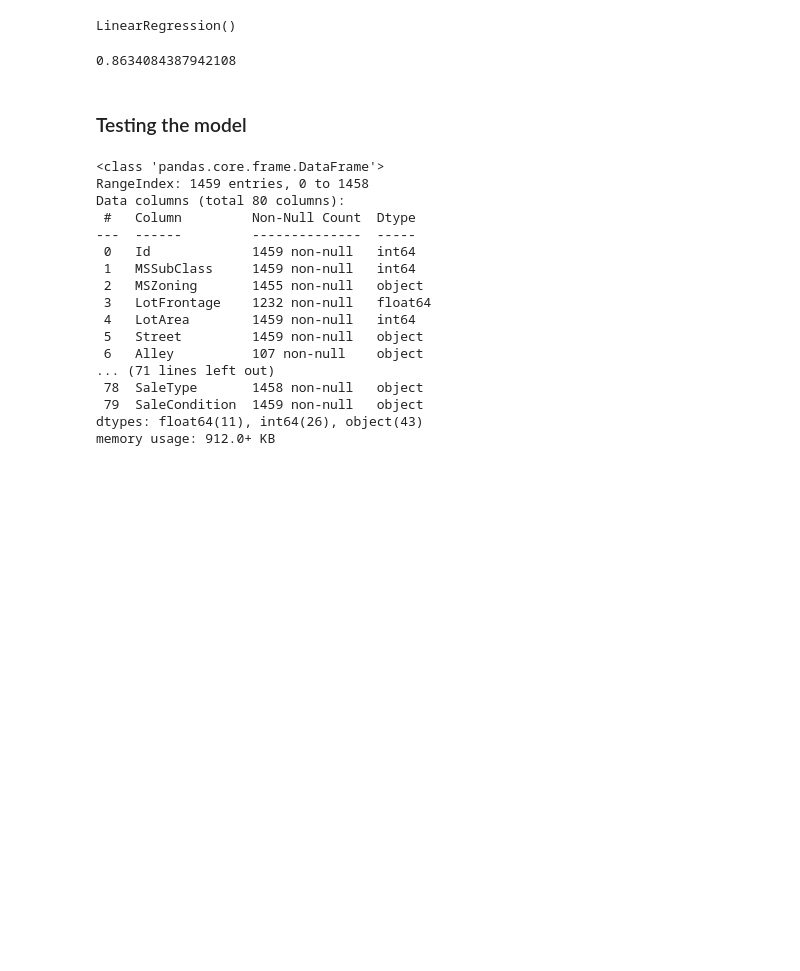
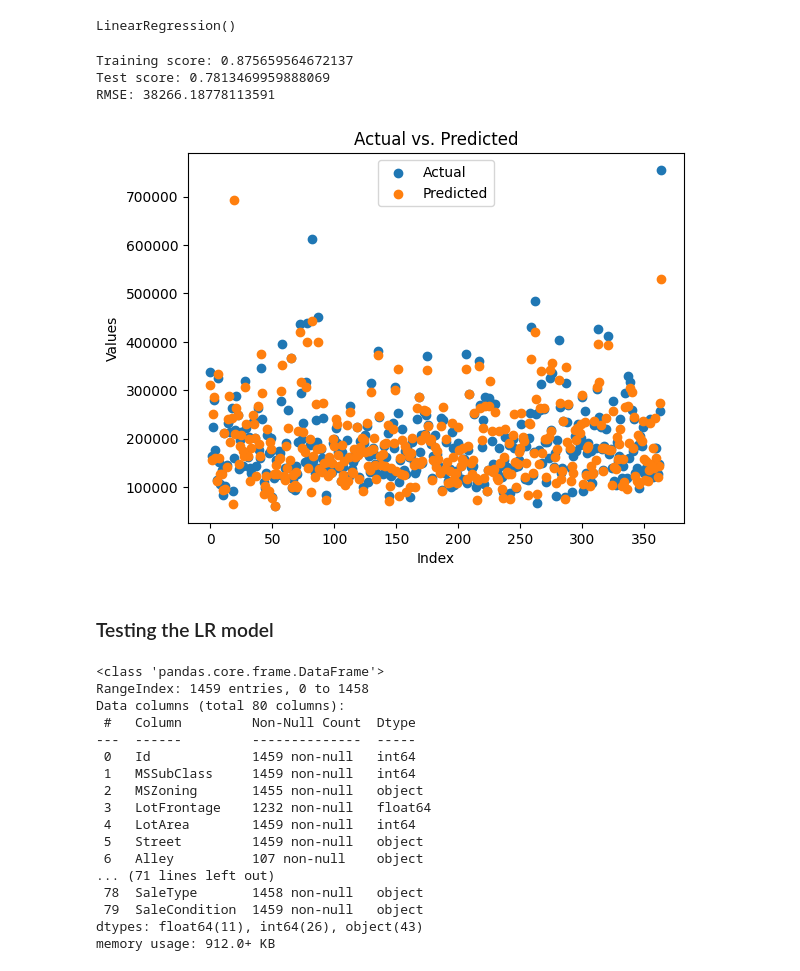
Before and after one commit to abdulhakkeempa/house-price-prediction, a Jupyter notebook: House_Price_Prediction.ipynb, the cells around one changed output. Saved outputs shown, nothing was run; the diff lists cells and outputs as text; code cells hidden in the pictures; blank space fills up the shorter version.

```diff
--- a/House_Price_Prediction.ipynb
+++ b/House_Price_Prediction.ipynb
@@ -582,7 +648,3 @@ lr = LinearRegression()
 lr.fit(X_train,y_train)
 # %% [output]
 LinearRegression()
-# %%
-lr.score(X_test,y_test)
-# %% [output]
-0.8634084387942108
@@ -588,0 +654,13 @@ lr.score(X_test,y_test)
+# %%
+print('Training score: {}'.format(lr.score(X_train, y_train)))
+print('Test score: {}'.format(lr.score(X_test, y_test)))
+
+y_pred = lr.predict(X_test)
+mse = mean_squared_error(y_test, y_pred)
+rmse = math.sqrt(mse)
+
+print('RMSE: {}'.format(rmse))
+# %% [output]
+Training score: 0.875659564672137
+Test score: 0.7813469959888069
+RMSE: 38266.18778113591
@@ -589,5 +669,24 @@ lr.score(X_test,y_test)
+# %%
+# Plotting the actual values as points
+plt.scatter(range(len(y_test)), y_test, label='Actual')
+
+# Plotting the predicted values as points
+plt.scatter(range(len(y_test)), y_pred, label='Predicted')
+
+# Adding labels and title to the plot
+plt.xlabel('Index')
+plt.ylabel('Values')
+plt.title('Actual vs. Predicted')
+
+# Adding a legend
+plt.legend()
+
+# Displaying the plot
+plt.show()
+# %% [output]
+[figure, added]
 # %% [markdown]
-### Testing the model
+### Testing the LR model
 # %%
 test = pd.read_csv("/content/test.csv")
 # %%
```
Also changed, not shown: parts of 34 cells of this notebook.
